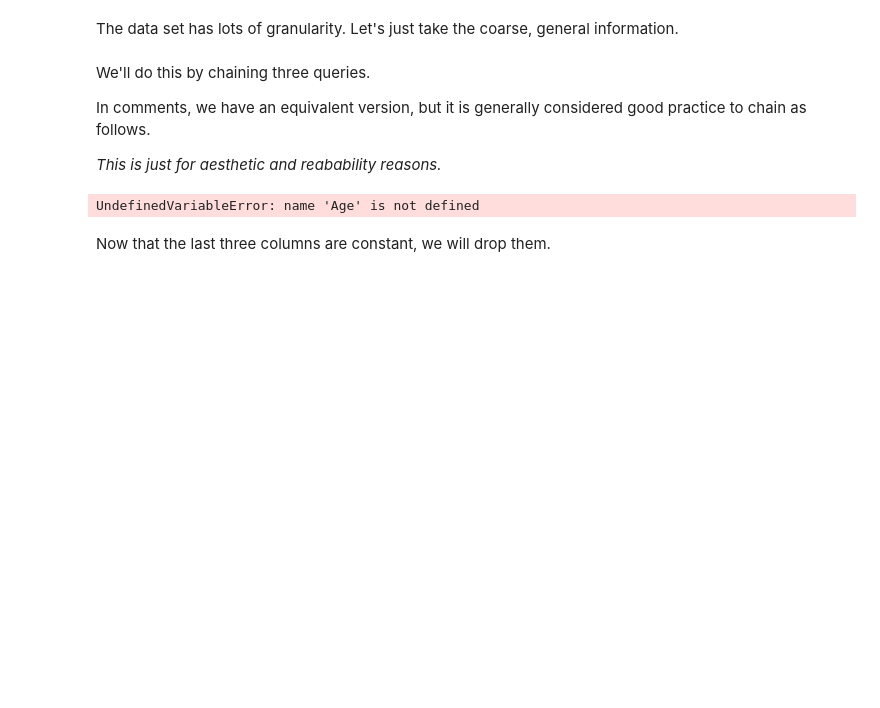
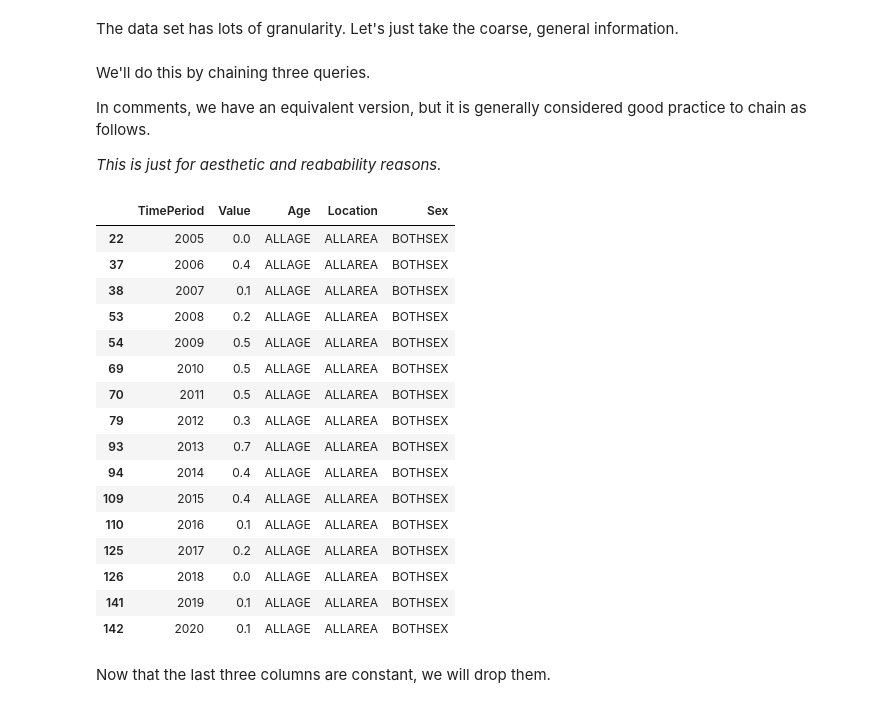
Before and after one commit to joshmaglione/CS102-Jupyter, a Jupyter notebook: Week07.ipynb, the cells around one changed output. Cells and saved outputs as stored; diff of their text form; code cells hidden in the pictures; blank space fills up the shorter version.

```diff
--- a/Week07.ipynb
+++ b/Week07.ipynb
@@ -190,18 +190,34 @@ In comments, we have an equivalent version, but it is generally considered good
 *This is just for aesthetic and reabability reasons.*
 # %%
 # df1 = df1[
-# 	(df1["[Age]"] == "ALLAGE") &
-# 	(df1["[Location]"] == "ALLAREA") &
-# 	(df1["[Sex]"] == "BOTHSEX")
+# 	(df1["Age"] == "ALLAGE") &
+# 	(df1["Location"] == "ALLAREA") &
+# 	(df1["Sex"] == "BOTHSEX")
 # ]
 df1 = (df1
-    .query("[Age] == ALLAGE")
-    .query("[Location] == ALLAREA")
-    .query("[Sex] == BOTHSEX")
+    .query("Age == 'ALLAGE'")
+    .query("Location == 'ALLAREA'")
+    .query("Sex == 'BOTHSEX'")
 )
 df1
 # %% [output]
-UndefinedVariableError: name 'Age' is not defined
+|  | TimePeriod | Value | Age | Location | Sex |
+| 22 | 2005 | 0.0 | ALLAGE | ALLAREA | BOTHSEX |
+| 37 | 2006 | 0.4 | ALLAGE | ALLAREA | BOTHSEX |
+| 38 | 2007 | 0.1 | ALLAGE | ALLAREA | BOTHSEX |
+| 53 | 2008 | 0.2 | ALLAGE | ALLAREA | BOTHSEX |
+| 54 | 2009 | 0.5 | ALLAGE | ALLAREA | BOTHSEX |
+| 69 | 2010 | 0.5 | ALLAGE | ALLAREA | BOTHSEX |
+| 70 | 2011 | 0.5 | ALLAGE | ALLAREA | BOTHSEX |
+| 79 | 2012 | 0.3 | ALLAGE | ALLAREA | BOTHSEX |
+| 93 | 2013 | 0.7 | ALLAGE | ALLAREA | BOTHSEX |
+| 94 | 2014 | 0.4 | ALLAGE | ALLAREA | BOTHSEX |
+| 109 | 2015 | 0.4 | ALLAGE | ALLAREA | BOTHSEX |
+| 110 | 2016 | 0.1 | ALLAGE | ALLAREA | BOTHSEX |
+| 125 | 2017 | 0.2 | ALLAGE | ALLAREA | BOTHSEX |
+| 126 | 2018 | 0.0 | ALLAGE | ALLAREA | BOTHSEX |
+| 141 | 2019 | 0.1 | ALLAGE | ALLAREA | BOTHSEX |
+| 142 | 2020 | 0.1 | ALLAGE | ALLAREA | BOTHSEX |
 # %% [markdown]
 Now that the last three columns are constant, we will drop them.
 # %%
```
Also changed, not shown: parts of 28 cells of this notebook, 2 other files.
